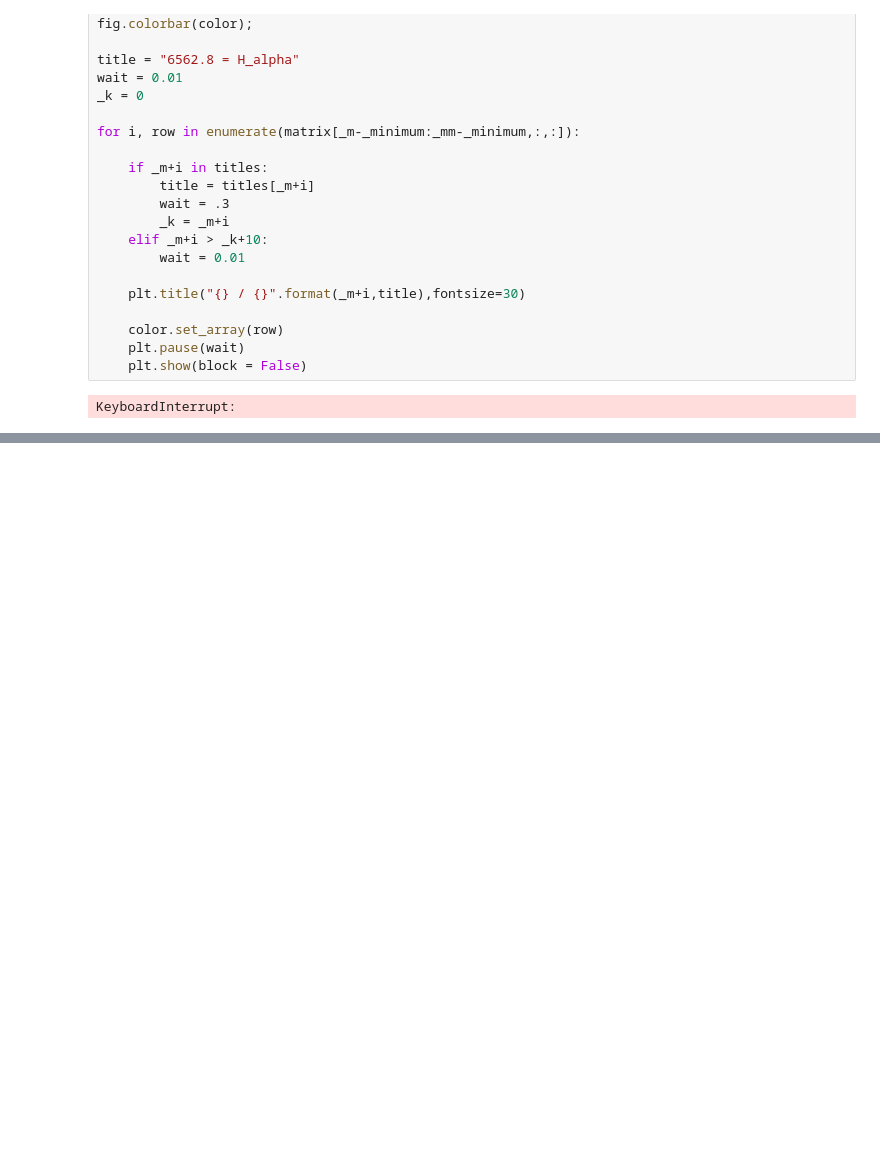
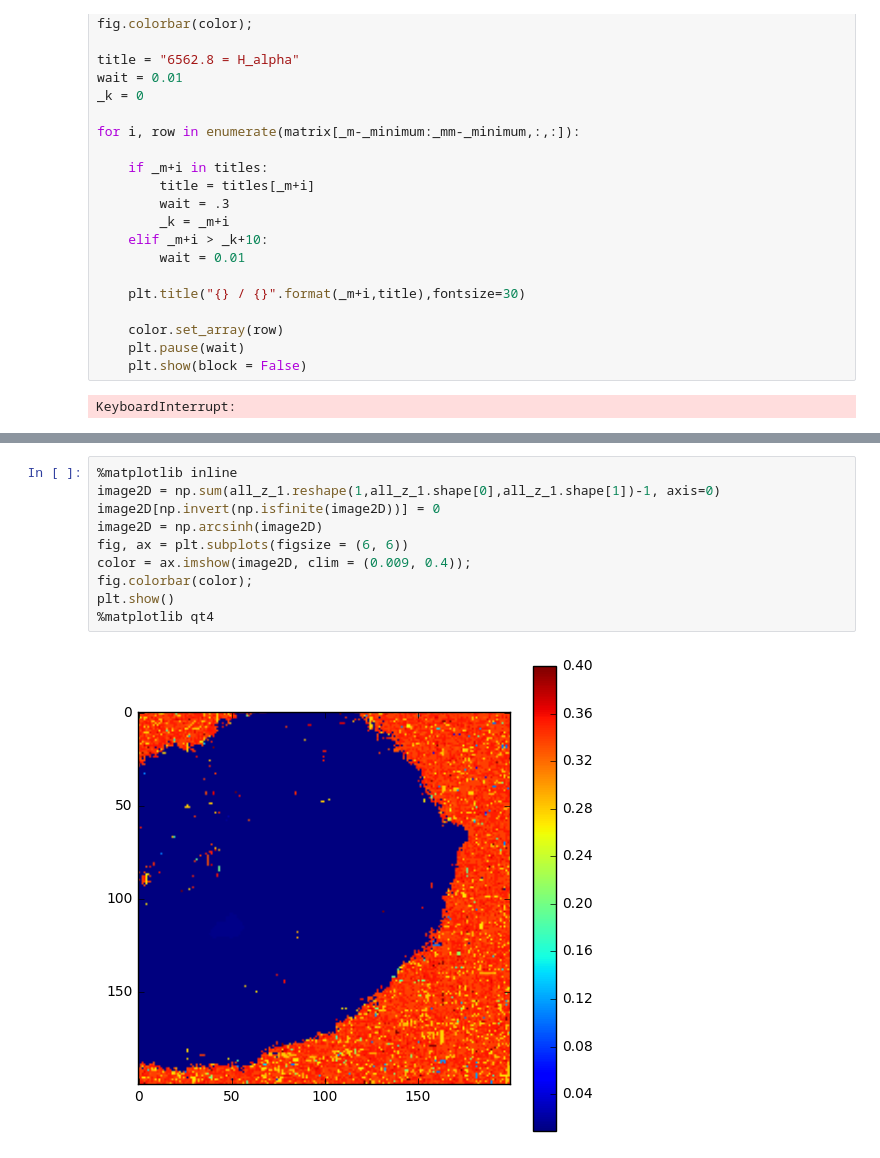
Before and after one commit to abhishekmalali/hcds, a Jupyter notebook: Creating a new matrix.ipynb, the cells around one changed output, grey strips where cells are left out. Cells and saved outputs as stored; diff of their text form; blank space fills up the shorter version.

```diff
--- a/Creating a new matrix.ipynb
+++ b/Creating a new matrix.ipynb
@@ -288,0 +336,12 @@ KeyboardInterrupt:
+# %%
+%matplotlib inline
+image2D = np.sum(all_z_1.reshape(1,all_z_1.shape[0],all_z_1.shape[1])-1, axis=0)
+image2D[np.invert(np.isfinite(image2D))] = 0
+image2D = np.arcsinh(image2D)
+fig, ax = plt.subplots(figsize = (6, 6))
+color = ax.imshow(image2D, clim = (0.009, 0.4));
+fig.colorbar(color);
+plt.show()
+%matplotlib qt4
+# %% [output]
+[figure, added]
```
Also changed, not shown: parts of 20 cells of this notebook.
